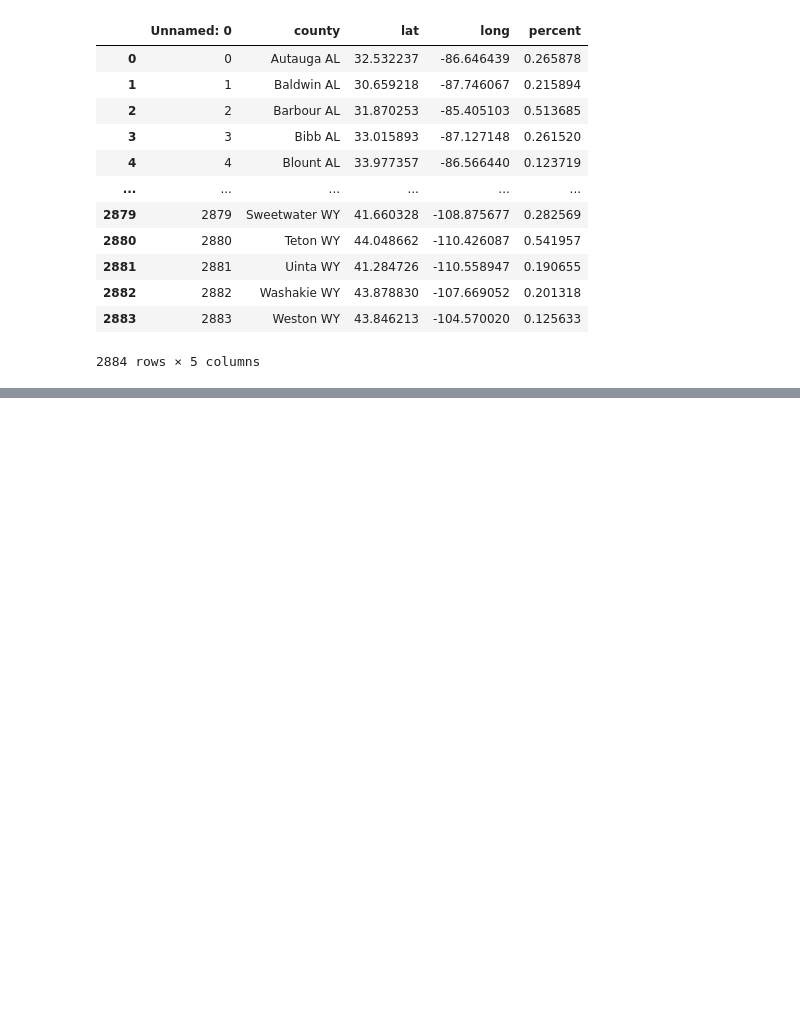
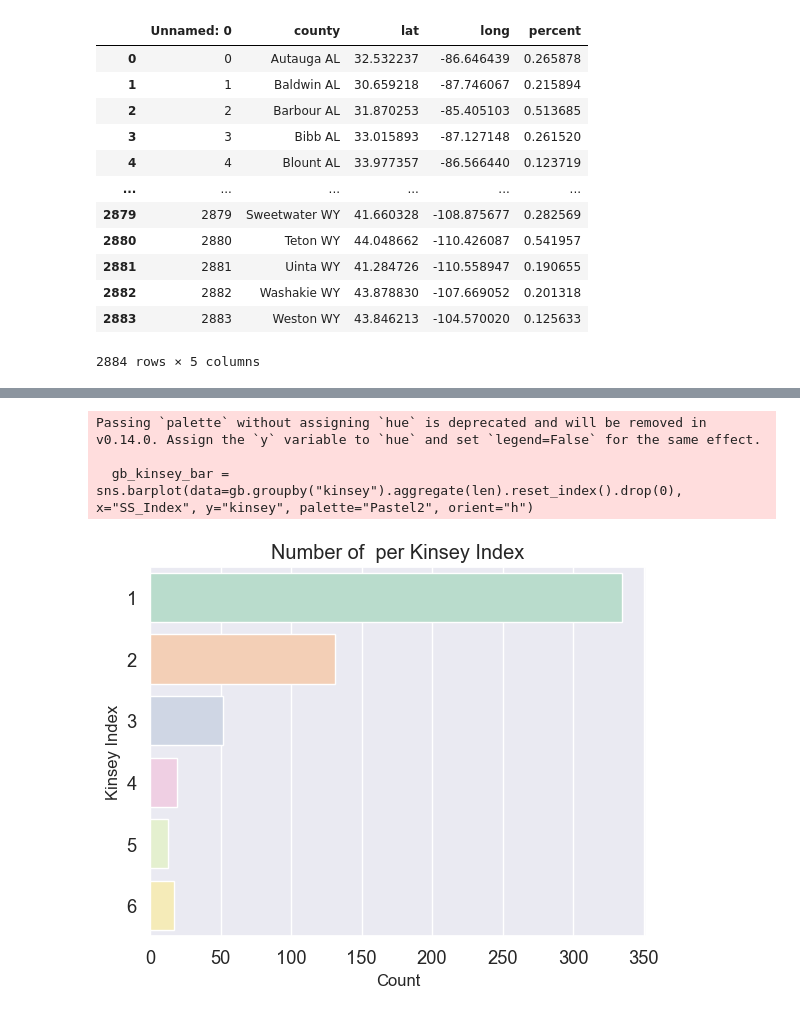
Before and after one commit to almsam/data-analysis-project-remastered, a Jupyter notebook: part 4 - geographical strata.ipynb, the cells around one changed output, grey strips where cells are left out. Cells and saved outputs as stored; diff of their text form; code cells hidden in the pictures; blank space fills up the shorter version.

```diff
--- a/part 4 - geographical strata.ipynb
+++ b/part 4 - geographical strata.ipynb
@@ -68,0 +76,8 @@ pol = pd.read_csv("data/pre processed/election-2012.csv"); pol
+# %%
+gb_kinsey_bar = sns.barplot(data=gb.groupby("kinsey").aggregate(len).reset_index().drop(0), x="SS_Index", y="kinsey", palette="Pastel2", orient="h")
+_ = gb_kinsey_bar.set(title="Number of  per Kinsey Index", ylabel="Kinsey Index", xlabel="Count")
+# %% [output]
+Passing `palette` without assigning `hue` is deprecated and will be removed in v0.14.0. Assign the `y` variable to `hue` and set `legend=False` for the same effect.
+
+  gb_kinsey_bar = sns.barplot(data=gb.groupby("kinsey").aggregate(len).reset_index().drop(0), x="SS_Index", y="kinsey", palette="Pastel2", orient="h")
+[figure, added]
```
Also changed, not shown: parts of 4 cells of this notebook.
